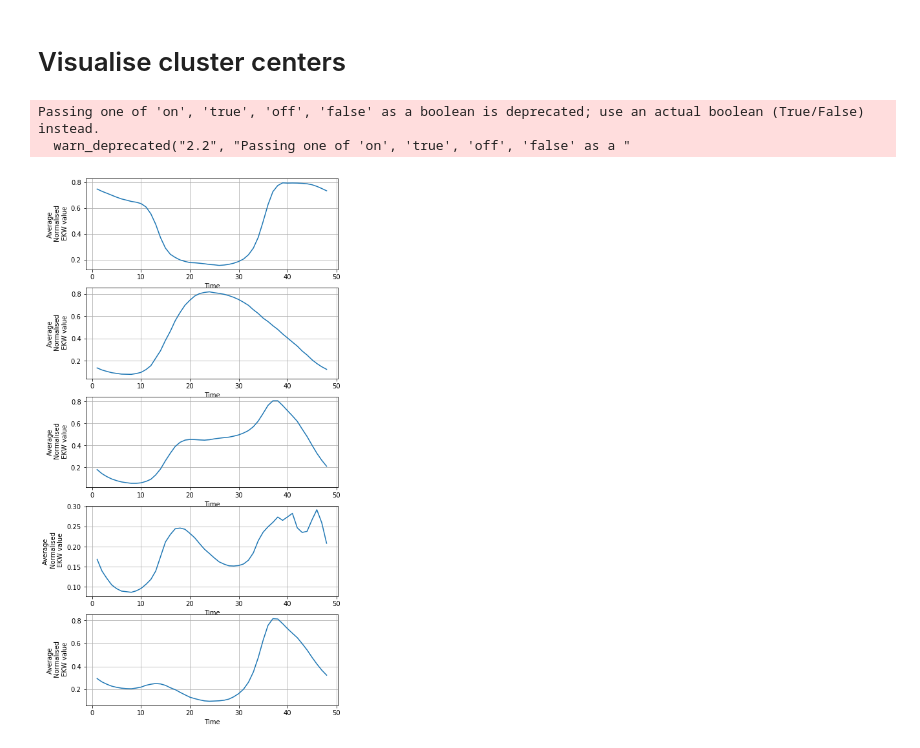
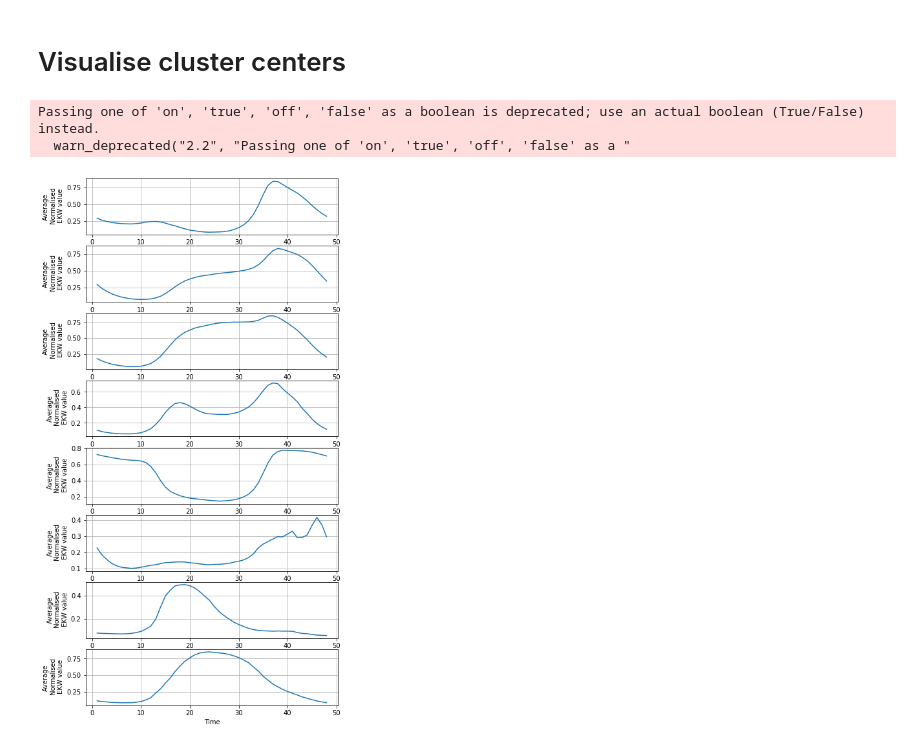
Before and after one commit to star44/capstone-project, a Jupyter notebook: Clustering.ipynb, the cells around one changed output. Saved outputs shown, nothing was run; the diff lists cells and outputs as text; code cells hidden in the pictures.

```diff
--- a/Clustering.ipynb
+++ b/Clustering.ipynb
@@ -87,7 +87,7 @@ intra_cluster_variances = np.zeros(15)
 inter_cluster_variances = np.zeros(15)
 
 for n_clusters in range(3, 18):
-    kmeans = KMeans(n_clusters=n_clusters, max_iter=3).fit(numeric_data)
+    kmeans = KMeans(n_clusters=n_clusters, max_iter=20).fit(numeric_data)
     cluster_indices = kmeans.predict(numeric_data)
 
     # intra-cluster variance:
@@ -152,19 +152,21 @@ Passing one of 'on', 'true', 'off', 'false' as a boolean is deprecated; use an a
 # %%
 %matplotlib inline
 import matplotlib.pyplot as plt
+
+kmeans = KMeans(n_clusters=8, max_iter=20).fit(numeric_data)
 
 plt.figure(
     num='Cluster centres for each user\'s averaged, normalised weekend',
     figsize=(7, 15)
 )
 
-for i in range(5):
-    plt.subplot(5, 1, i+1)
+for i in range(8):
+    plt.subplot(8, 1, i+1)
     plt.plot(range(1, 49), kmeans.cluster_centers_[i, :])
     plt.grid('on')
     plt.ylabel('Average\n Normalised\n EKW value')
     plt.xlabel('Time')
 # %% [output]
 Passing one of 'on', 'true', 'off', 'false' as a boolean is deprecated; use an actual boolean (True/False) instead.
   warn_deprecated("2.2", "Passing one of 'on', 'true', 'off', 'false' as a "
-[figure, old version]
+[figure, new version]
```
Also changed, not shown: parts of 2 cells of this notebook.
